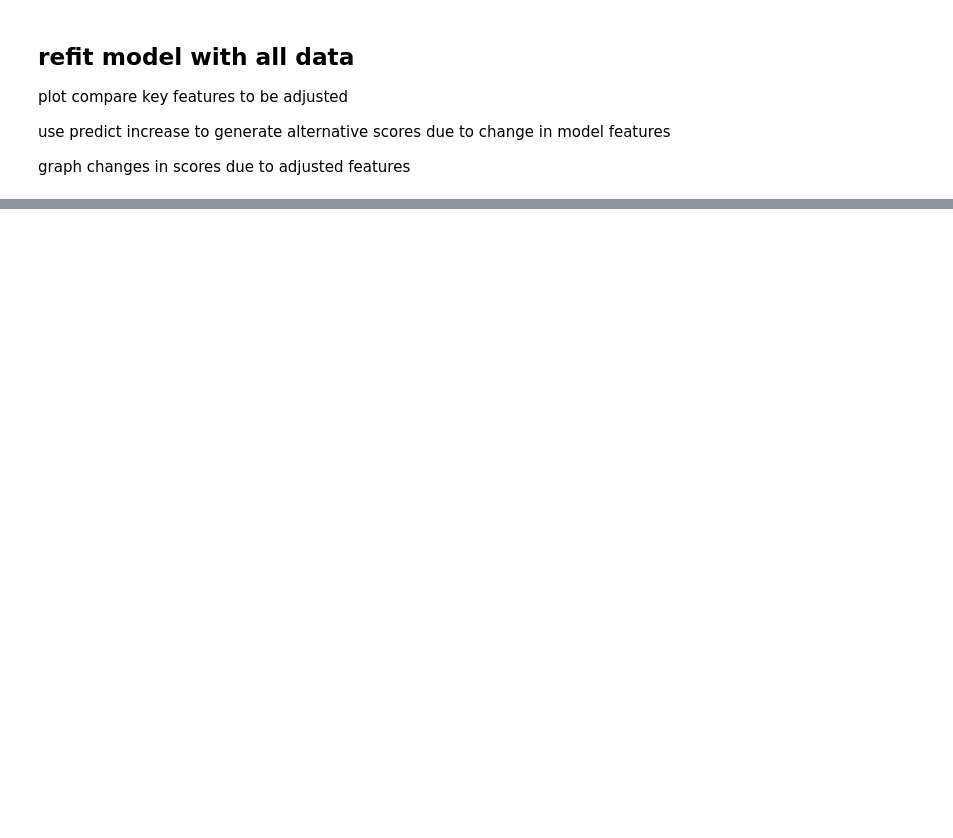
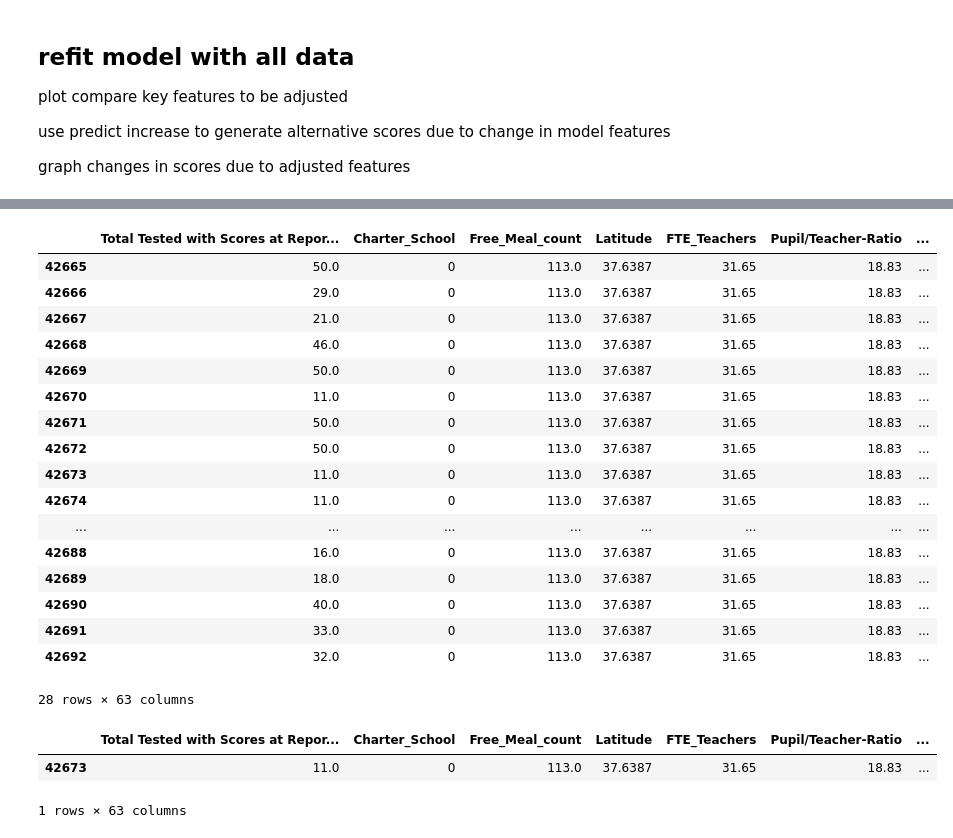
Before and after one commit to misterrustia/California_Testing_Analysis, a Jupyter notebook: notebooks/modeling/Modeling_1.ipynb, the cells around one changed output, grey strips where cells are left out. Saved outputs shown, nothing was run; the diff lists cells and outputs as text; code cells hidden in the pictures; blank space fills up the shorter version.

```diff
--- a/notebooks/modeling/Modeling_1.ipynb
+++ b/notebooks/modeling/Modeling_1.ipynb
@@ -35,2 +41,5 @@ else:
 # %%
-data = pd.read_csv('../../data/model/final_df.csv')
+df = pd.read_csv('../../data/model/XY_final.csv')
+df.drop('Unnamed: 0',inplace=True,axis=1)
+labels = df[['County_Name', 'District_Name', 'School_Name']].copy()
+df.shape
@@ -58,0 +184,28 @@ graph changes in scores due to adjusted features
+# %%
+oceana = df[df['School_Name'].str.startswith('Oceana')]
+oceana
+# %% [output]
+|  | Total Tested with Scores at Repor... | Charter_School | Free_Meal_count | Latitude | FTE_Teachers | Pupil/Teacher-Ratio | ... |
+| 42665 | 50.0 | 0 | 113.0 | 37.6387 | 31.65 | 18.83 | ... |
+| 42666 | 29.0 | 0 | 113.0 | 37.6387 | 31.65 | 18.83 | ... |
+| 42667 | 21.0 | 0 | 113.0 | 37.6387 | 31.65 | 18.83 | ... |
+| 42668 | 46.0 | 0 | 113.0 | 37.6387 | 31.65 | 18.83 | ... |
+| 42669 | 50.0 | 0 | 113.0 | 37.6387 | 31.65 | 18.83 | ... |
+| 42670 | 11.0 | 0 | 113.0 | 37.6387 | 31.65 | 18.83 | ... |
+| 42671 | 50.0 | 0 | 113.0 | 37.6387 | 31.65 | 18.83 | ... |
+| 42672 | 50.0 | 0 | 113.0 | 37.6387 | 31.65 | 18.83 | ... |
+| 42673 | 11.0 | 0 | 113.0 | 37.6387 | 31.65 | 18.83 | ... |
+| 42674 | 11.0 | 0 | 113.0 | 37.6387 | 31.65 | 18.83 | ... |
+| ... | ... | ... | ... | ... | ... | ... | ... |
+| 42688 | 16.0 | 0 | 113.0 | 37.6387 | 31.65 | 18.83 | ... |
+| 42689 | 18.0 | 0 | 113.0 | 37.6387 | 31.65 | 18.83 | ... |
+| 42690 | 40.0 | 0 | 113.0 | 37.6387 | 31.65 | 18.83 | ... |
+| 42691 | 33.0 | 0 | 113.0 | 37.6387 | 31.65 | 18.83 | ... |
+| 42692 | 32.0 | 0 | 113.0 | 37.6387 | 31.65 | 18.83 | ... |
+28 rows × 63 columns
+# %%
+oceana[oceana['Demographic Name_Filipino']==1][:20]
+# %% [output]
+|  | Total Tested with Scores at Repor... | Charter_School | Free_Meal_count | Latitude | FTE_Teachers | Pupil/Teacher-Ratio | ... |
+| 42673 | 11.0 | 0 | 113.0 | 37.6387 | 31.65 | 18.83 | ... |
+1 rows × 63 columns
```
Also changed, not shown: parts of 26 cells of this notebook, 4 other files.
